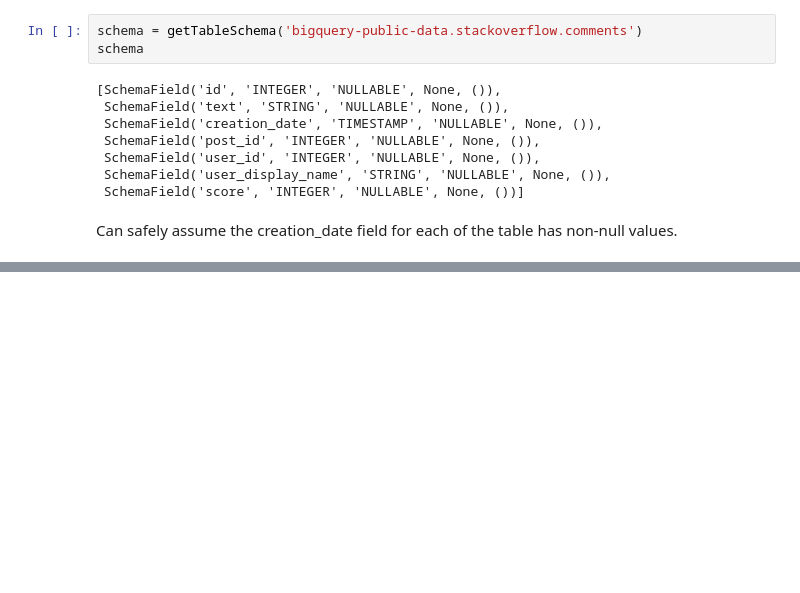
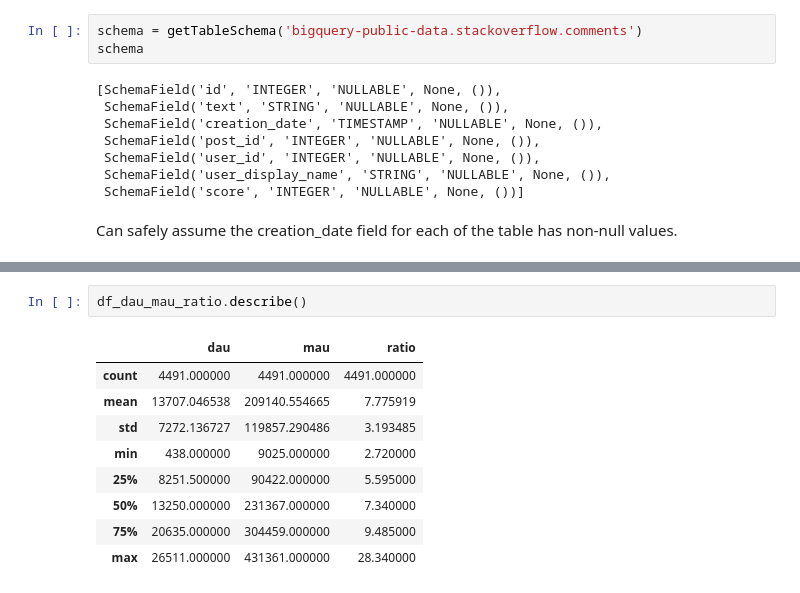
Before and after one commit to mbo0000/Personal-Projects, a Jupyter notebook: StackoverflowCaseStudy/sof_case_study.ipynb, the cells around one changed output, grey strips where cells are left out. Drawn from its saved outputs; the diff is of its cells as text; blank space fills up the shorter version.

```diff
--- a/StackoverflowCaseStudy/sof_case_study.ipynb
+++ b/StackoverflowCaseStudy/sof_case_study.ipynb
@@ -378,0 +365,12 @@ Result is consistence with above.
+# %%
+df_dau_mau_ratio.describe()
+# %% [output]
+|  | dau | mau | ratio |
+| count | 4491.000000 | 4491.000000 | 4491.000000 |
+| mean | 13707.046538 | 209140.554665 | 7.775919 |
+| std | 7272.136727 | 119857.290486 | 3.193485 |
+| min | 438.000000 | 9025.000000 | 2.720000 |
+| 25% | 8251.500000 | 90422.000000 | 5.595000 |
+| 50% | 13250.000000 | 231367.000000 | 7.340000 |
+| 75% | 20635.000000 | 304459.000000 | 9.485000 |
+| max | 26511.000000 | 431361.000000 | 28.340000 |
```
Also changed, not shown: parts of 13 cells of this notebook.
